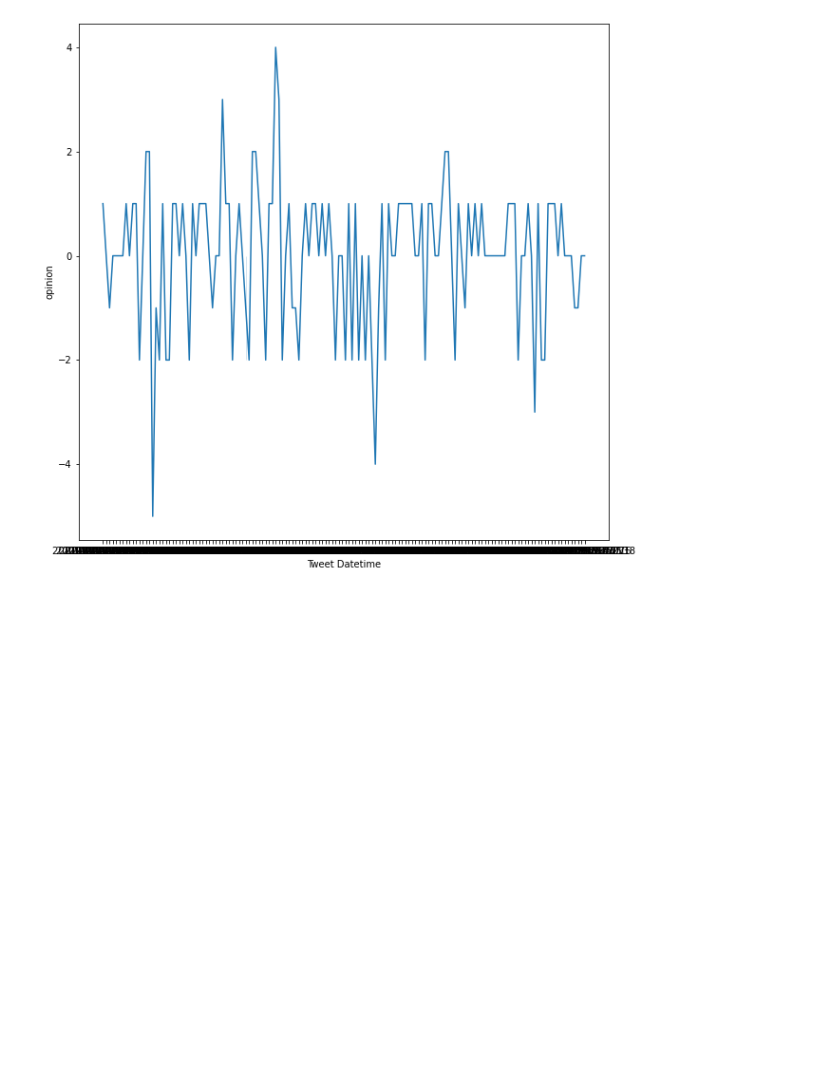
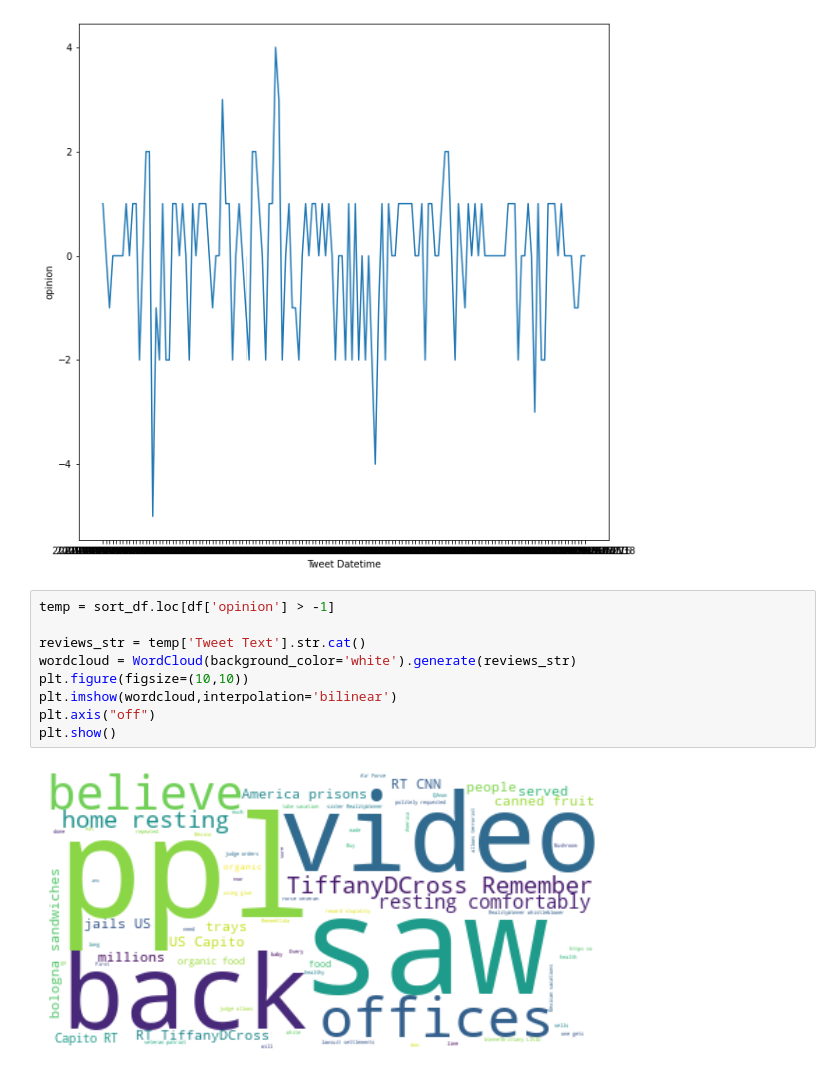
Before and after one commit to baban9/Webscraping-and-Wrangling-, a Jupyter notebook: Twitter dashboard.ipynb, the cells around one changed output. Saved outputs shown, nothing was run; the diff lists cells and outputs as text; blank space fills up the shorter version.

Commit message:
tweets with >1 sentiment; Source of tweeting added

```diff
--- a/Twitter dashboard.ipynb
+++ b/Twitter dashboard.ipynb
@@ -88,3 +88,14 @@ sns.lineplot(data=sort_df,x='Tweet Datetime', y='opinion',ax=None)
 # %% [output]
 <matplotlib.axes._subplots.AxesSubplot at 0x...>
 [figure]
+# %%
+temp = sort_df.loc[df['opinion'] > -1]
+
+reviews_str = temp['Tweet Text'].str.cat()
+wordcloud = WordCloud(background_color='white').generate(reviews_str)
+plt.figure(figsize=(10,10))
+plt.imshow(wordcloud,interpolation='bilinear')
+plt.axis("off")
+plt.show()
+# %% [output]
+[figure, added]
```
Also changed, not shown: parts of 2 cells of this notebook, 1 other file.
